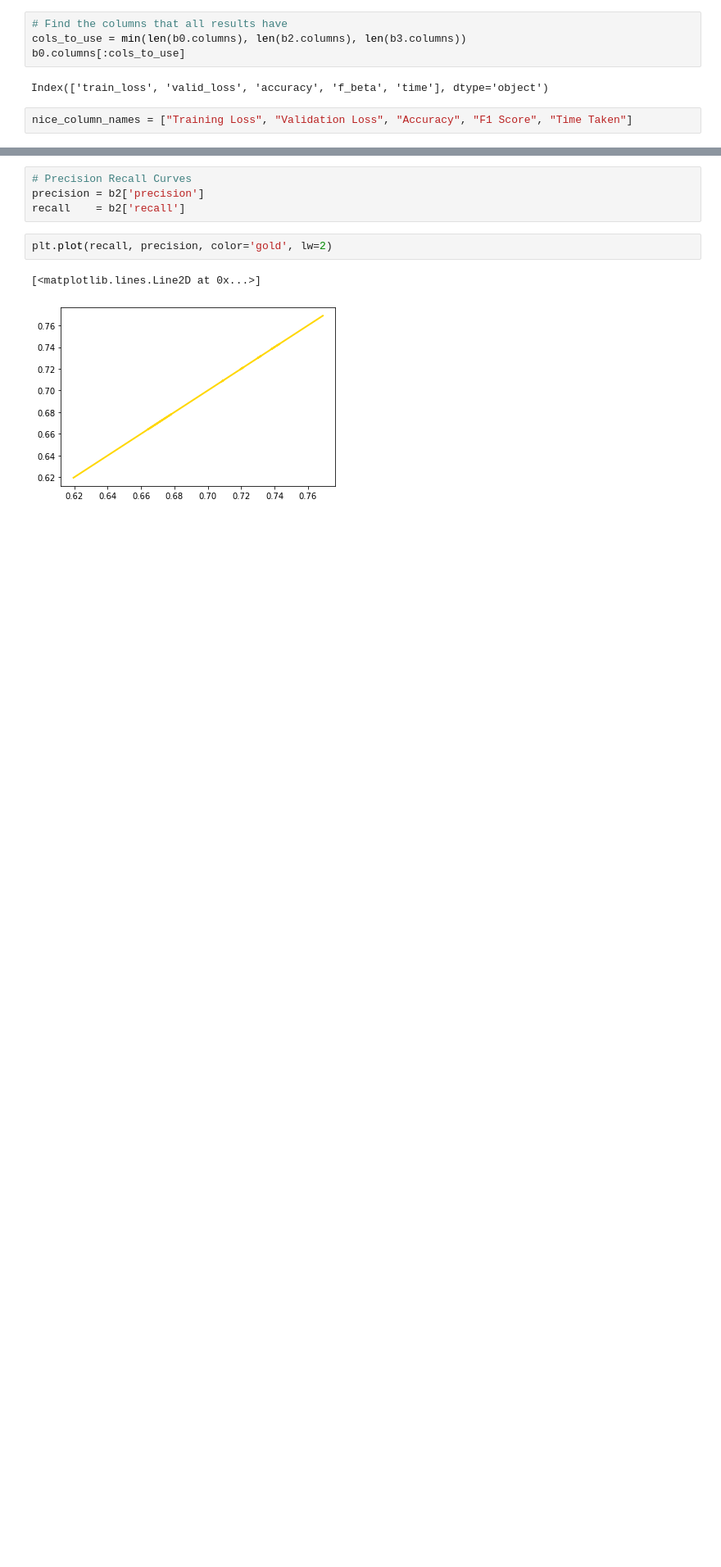
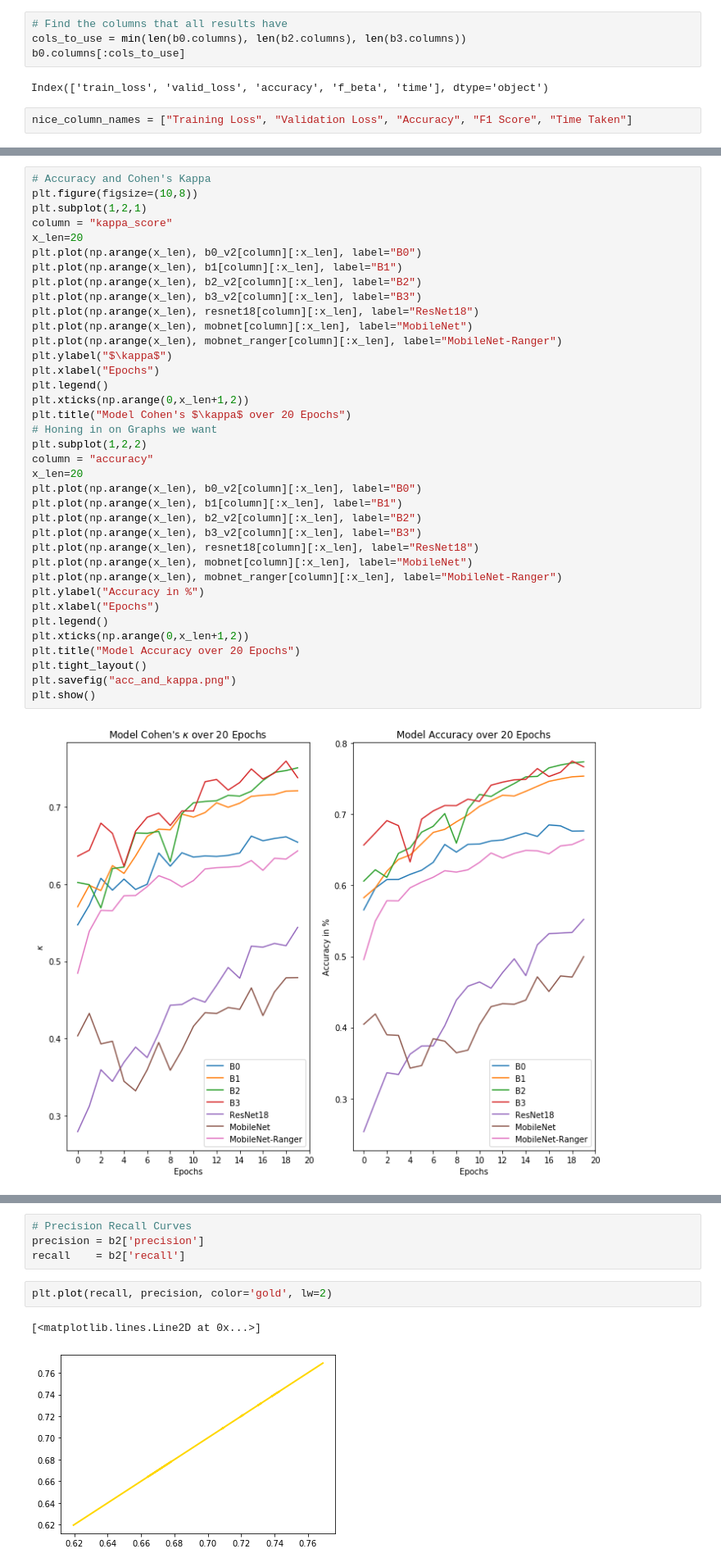
Before and after one commit to angus-mackenzie/snake-id, a Jupyter notebook: notebooks/graphing_data/creating_graphs.ipynb, the cells around one changed output, grey strips where cells are left out. Shown at 82% size. Saved outputs shown, nothing was run; the diff lists cells and outputs as text; blank space fills up the shorter version.

```diff
--- a/notebooks/graphing_data/creating_graphs.ipynb
+++ b/notebooks/graphing_data/creating_graphs.ipynb
@@ -45,0 +106,39 @@ for i in range(cols_to_use):
+# %%
+# Accuracy and Cohen's Kappa
+plt.figure(figsize=(10,8))
+plt.subplot(1,2,1)
+column = "kappa_score"
+x_len=20
+plt.plot(np.arange(x_len), b0_v2[column][:x_len], label="B0")
+plt.plot(np.arange(x_len), b1[column][:x_len], label="B1")
+plt.plot(np.arange(x_len), b2_v2[column][:x_len], label="B2")
+plt.plot(np.arange(x_len), b3_v2[column][:x_len], label="B3")
+plt.plot(np.arange(x_len), resnet18[column][:x_len], label="ResNet18")
+plt.plot(np.arange(x_len), mobnet[column][:x_len], label="MobileNet")
+plt.plot(np.arange(x_len), mobnet_ranger[column][:x_len], label="MobileNet-Ranger")
+plt.ylabel("$\kappa$")
+plt.xlabel("Epochs")
+plt.legend()
+plt.xticks(np.arange(0,x_len+1,2))
+plt.title("Model Cohen's $\kappa$ over 20 Epochs")
+# Honing in on Graphs we want
+plt.subplot(1,2,2)
+column = "accuracy"
+x_len=20
+plt.plot(np.arange(x_len), b0_v2[column][:x_len], label="B0")
+plt.plot(np.arange(x_len), b1[column][:x_len], label="B1")
+plt.plot(np.arange(x_len), b2_v2[column][:x_len], label="B2")
+plt.plot(np.arange(x_len), b3_v2[column][:x_len], label="B3")
+plt.plot(np.arange(x_len), resnet18[column][:x_len], label="ResNet18")
+plt.plot(np.arange(x_len), mobnet[column][:x_len], label="MobileNet")
+plt.plot(np.arange(x_len), mobnet_ranger[column][:x_len], label="MobileNet-Ranger")
+plt.ylabel("Accuracy in %")
+plt.xlabel("Epochs")
+plt.legend()
+plt.xticks(np.arange(0,x_len+1,2))
+plt.title("Model Accuracy over 20 Epochs")
+plt.tight_layout()
+plt.savefig("acc_and_kappa.png")
+plt.show()
+# %% [output]
+[figure, added]
```
Also changed, not shown: parts of 9 cells of this notebook, 9 other files.
